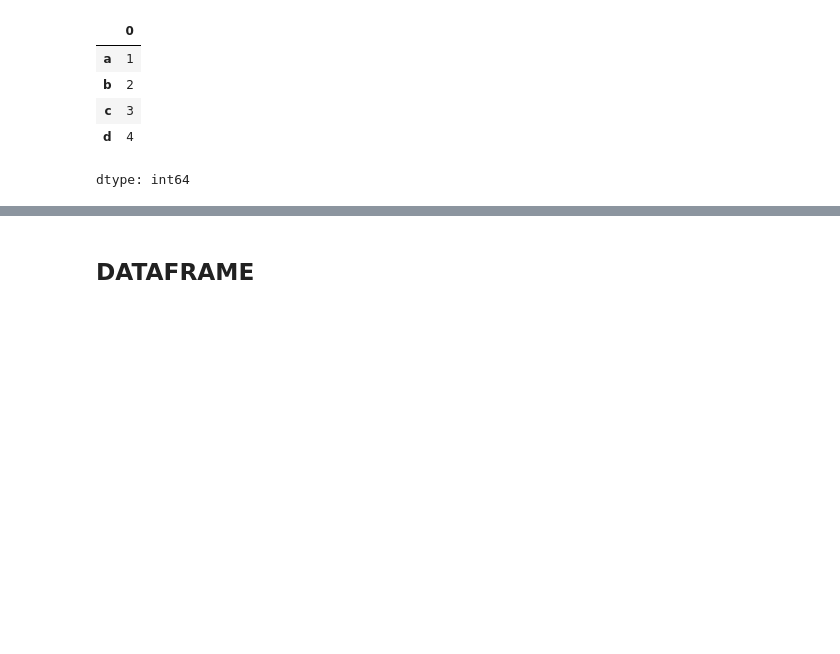
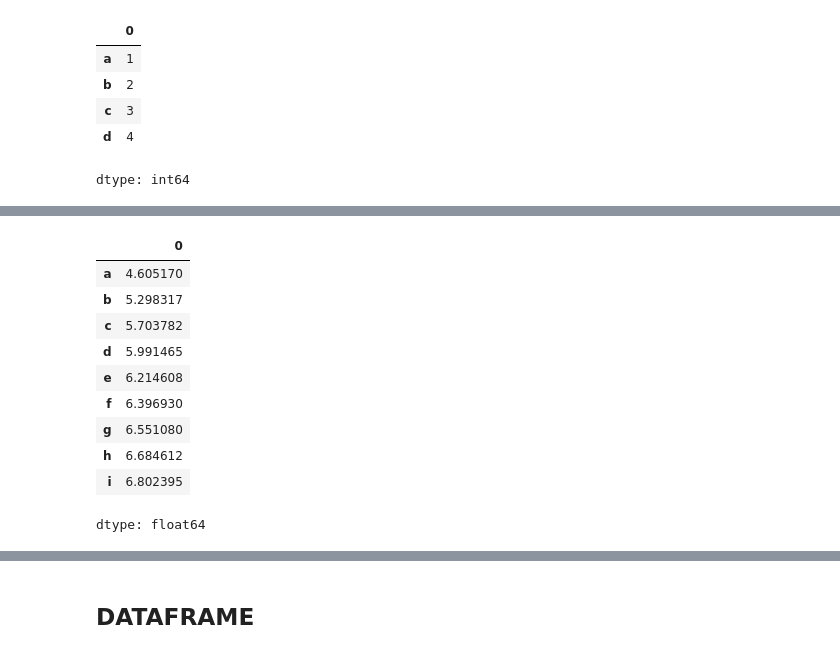
Before and after one commit to DVN111/Data-Analyst-Portfolio, a Jupyter notebook: PANDAS_Learning.ipynb, the cells around one changed output, grey strips where cells are left out. Saved outputs shown, nothing was run; the diff lists cells and outputs as text; code cells hidden in the pictures; blank space fills up the shorter version.

```diff
--- a/PANDAS_Learning.ipynb
+++ b/PANDAS_Learning.ipynb
@@ -86,0 +116,14 @@ dtype: int64
+# %%
+np.log(population)
+# %% [output]
+|  | 0 |
+| a | 4.605170 |
+| b | 5.298317 |
+| c | 5.703782 |
+| d | 5.991465 |
+| e | 6.214608 |
+| f | 6.396930 |
+| g | 6.551080 |
+| h | 6.684612 |
+| i | 6.802395 |
+dtype: float64
```
Also changed, not shown: parts of 24 cells of this notebook.
